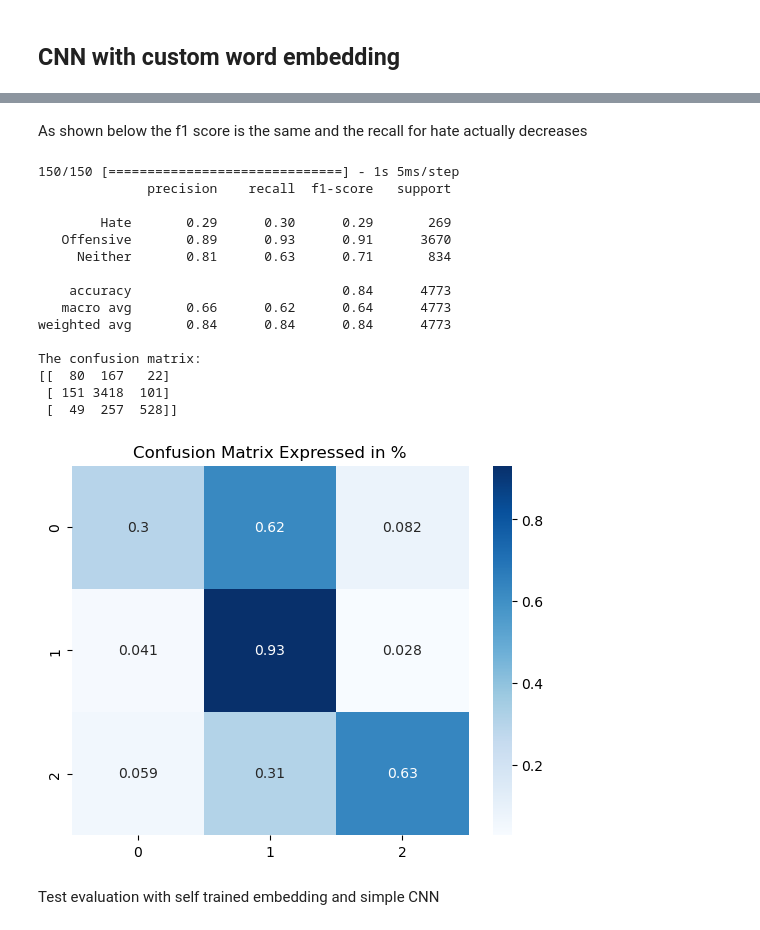
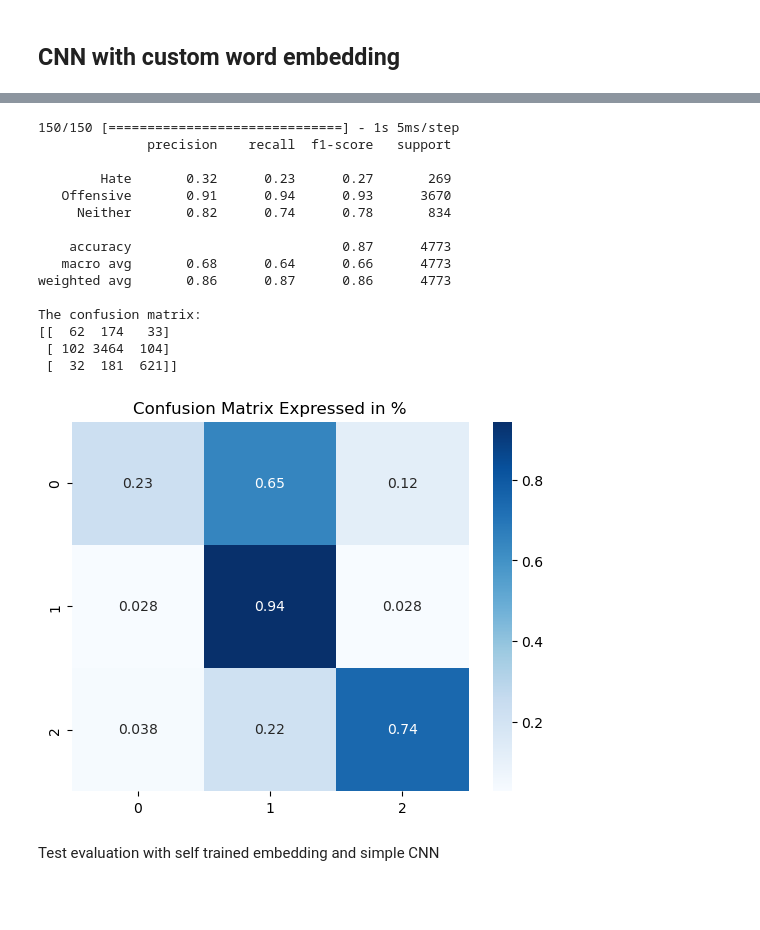
Before and after one commit to Disquietudee/Recognising-hate-speech-on-twitter-vs-offensive-language, a Jupyter notebook: CNN.ipynb, the cells around one changed output, grey strips where cells are left out. Drawn from its saved outputs; the diff is of its cells as text; code cells hidden in the pictures; blank space fills up the shorter version.

```diff
--- a/CNN.ipynb
+++ b/CNN.ipynb
@@ -362,28 +267,26 @@ plotLossCurves(history)
-# %% [markdown]
-As shown below the f1 score is the same and the recall for hate actually decreases
 # %%
-y_pred = model1.predict(X_cv_tk)
+y_pred = model1_1.predict(X_cv_tk)
 predicted_categories = np.argmax(y_pred, axis = 1)
 true_categories = np.argmax(y_cv_encoded,axis = 1)
 
 printModelStats(predicted_categories, true_categories)
 # %% [output]
 150/150 [==============================] - 1s 5ms/step
               precision    recall  f1-score   support
 
-        Hate       0.29      0.30      0.29       269
-   Offensive       0.89      0.93      0.91      3670
-     Neither       0.81      0.63      0.71       834
+        Hate       0.32      0.23      0.27       269
+   Offensive       0.91      0.94      0.93      3670
+     Neither       0.82      0.74      0.78       834
 
-    accuracy                           0.84      4773
-   macro avg       0.66      0.62      0.64      4773
-weighted avg       0.84      0.84      0.84      4773
+    accuracy                           0.87      4773
+   macro avg       0.68      0.64      0.66      4773
+weighted avg       0.86      0.87      0.86      4773
 
 The confusion matrix:
-[[  80  167   22]
- [ 151 3418  101]
- [  49  257  528]]
+[[  62  174   33]
+ [ 102 3464  104]
+ [  32  181  621]]
-[figure, old version]
+[figure, new version]
 # %% [markdown]
 Test evaluation with self trained embedding and simple CNN
 # %%
```
Also changed, not shown: parts of 31 cells of this notebook.
